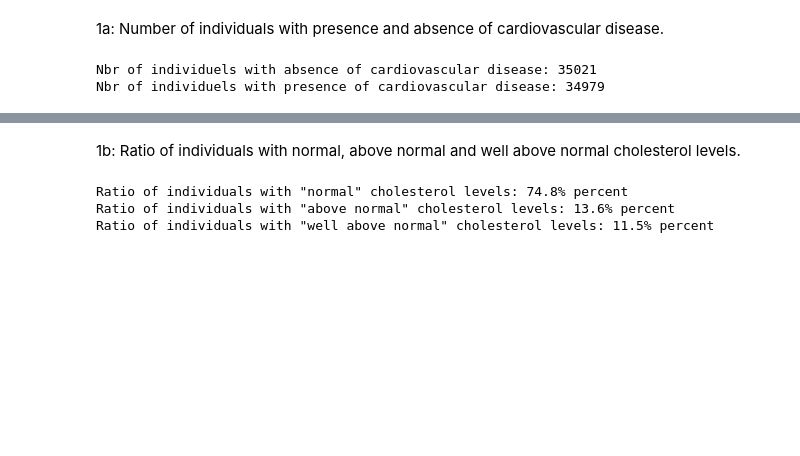
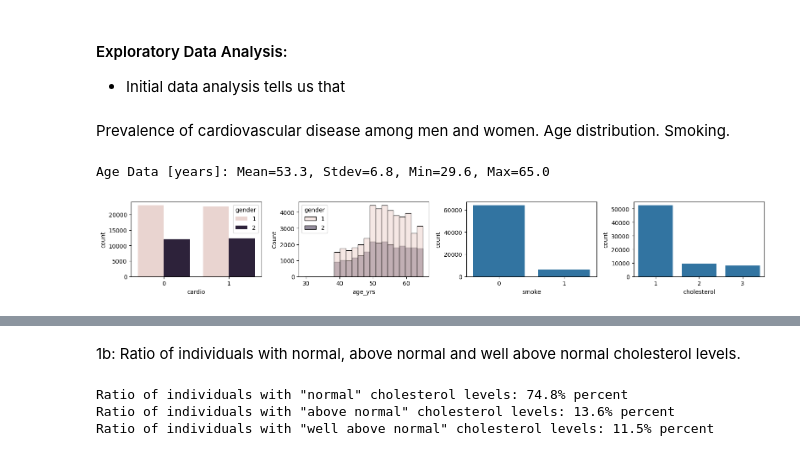
Before and after one commit to dancla240/Machine_Learning_Daniel_Claesson, a Jupyter notebook: Lab/Lab_1_heart.ipynb, the cells around one changed output, grey strips where cells are left out. Drawn from its saved outputs; the diff is of its cells as text; code cells hidden in the pictures; blank space fills up the shorter version.

```diff
--- a/Lab/Lab_1_heart.ipynb
+++ b/Lab/Lab_1_heart.ipynb
@@ -37,9 +17,18 @@ df = df_orig
-# %% [markdown]
-1a: Number of individuals with presence and absence of cardiovascular disease.
-# %%
-cardio = df['cardio'].value_counts()
-print(f'Nbr of individuels with absence of cardiovascular disease: {cardio.loc[0]}')
-print(f'Nbr of individuels with presence of cardiovascular disease: {cardio.loc[1]}')
-# %% [output]
-Nbr of individuels with absence of cardiovascular disease: 35021
-Nbr of individuels with presence of cardiovascular disease: 34979
+# %% [markdown]
+#### Exploratory Data Analysis:
+- Initial data analysis tells us that
+# %% [markdown]
+Prevalence of cardiovascular disease among men and women. Age distribution. Smoking.
+# %%
+df.loc[:,'age_yrs'] = round(df.loc[:,'age']/365,2) # converting age in days into age in years
+print(f"Age Data [years]: Mean={df['age_yrs'].mean():.1f}, Stdev={df['age_yrs'].std():.1f}, Min={df['age_yrs'].min():.1f}, Max={df['age_yrs'].max():.1f} ")
+
+fig, ax = plt.subplots(1, 4, figsize=(16,2.5))
+sns.countplot(data=df, x='cardio', hue='gender',ax=ax[0])
+sns.histplot(data = df, x='age_yrs', bins=20, hue='gender', ax=ax[1])
+sns.countplot(data=df, x='smoke', ax=ax[2])
+sns.countplot(df, x='cholesterol', ax=ax[3])
+plt.tight_layout()
+# %% [output]
+Age Data [years]: Mean=53.3, Stdev=6.8, Min=29.6, Max=65.0
+[figure, added]
```
Also changed, not shown: parts of 60 cells of this notebook.
